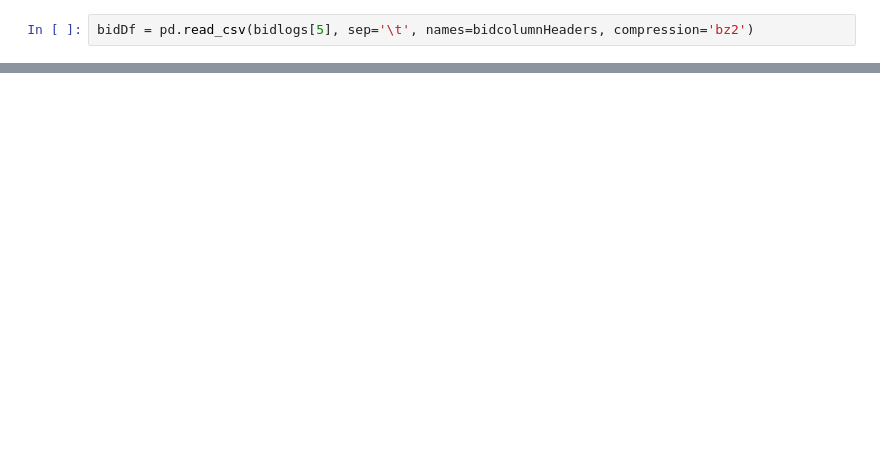
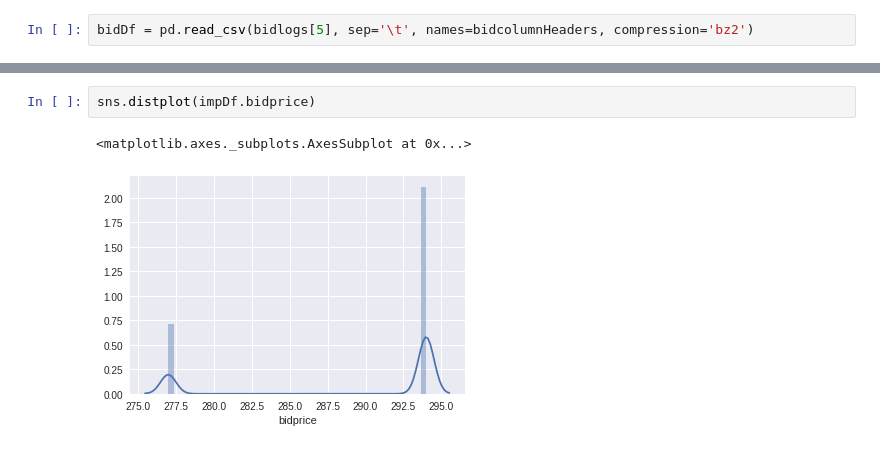
Before and after one commit to darekarsam/Click-Through-Rate-Prediction, a Jupyter notebook: MiniBatch learning.ipynb, the cells around one changed output, grey strips where cells are left out. Saved outputs shown, nothing was run; the diff lists cells and outputs as text; blank space fills up the shorter version.

```diff
--- a/MiniBatch learning.ipynb
+++ b/MiniBatch learning.ipynb
@@ -106,0 +195,5 @@ array([250, 100,  90, 280, 600,  60, 200, 240, 300, 150, 125,  50])
+# %%
+sns.distplot(impDf.bidprice)
+# %% [output]
+<matplotlib.axes._subplots.AxesSubplot at 0x...>
+[figure, added]
```
Also changed, not shown: parts of 45 cells of this notebook, 1 other file.
